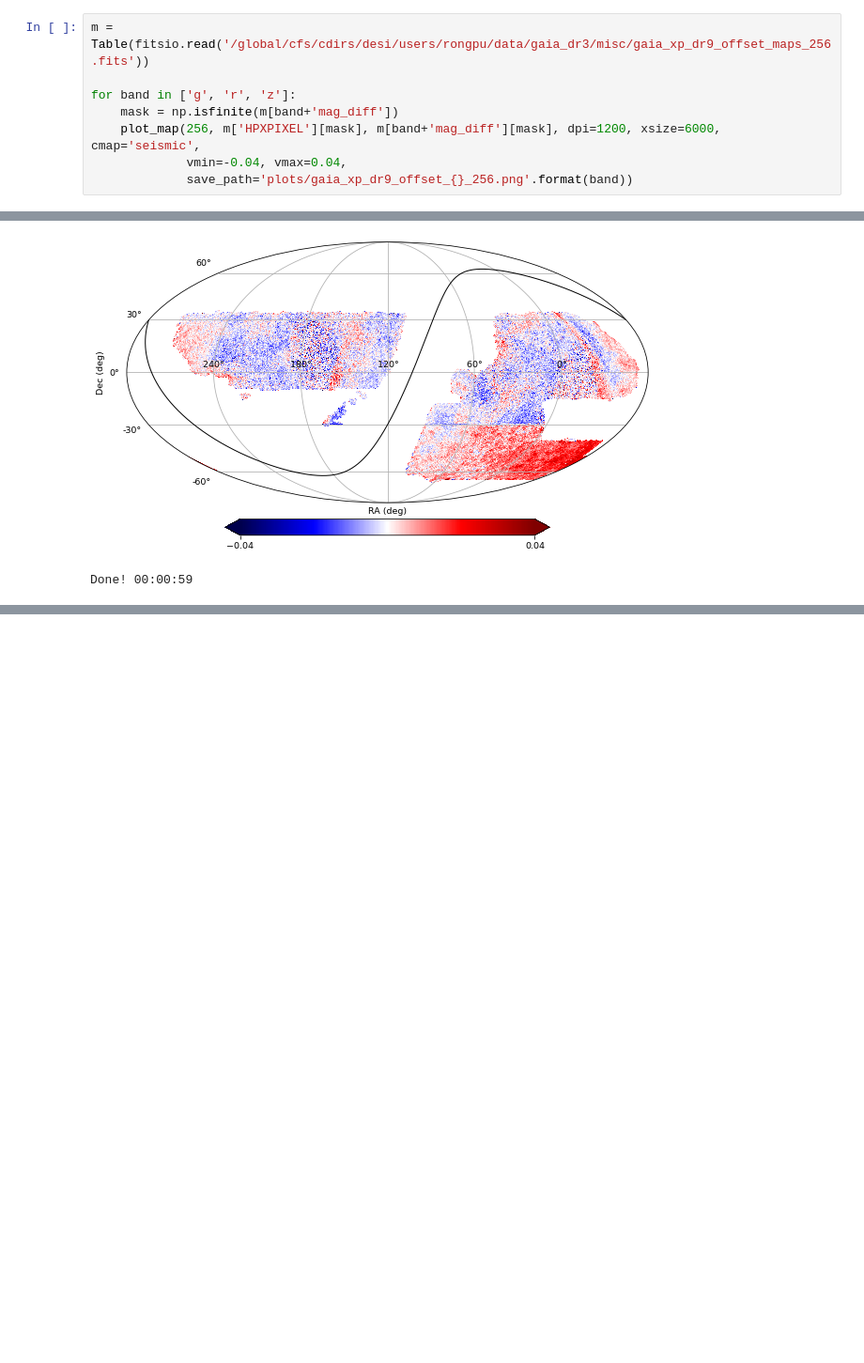
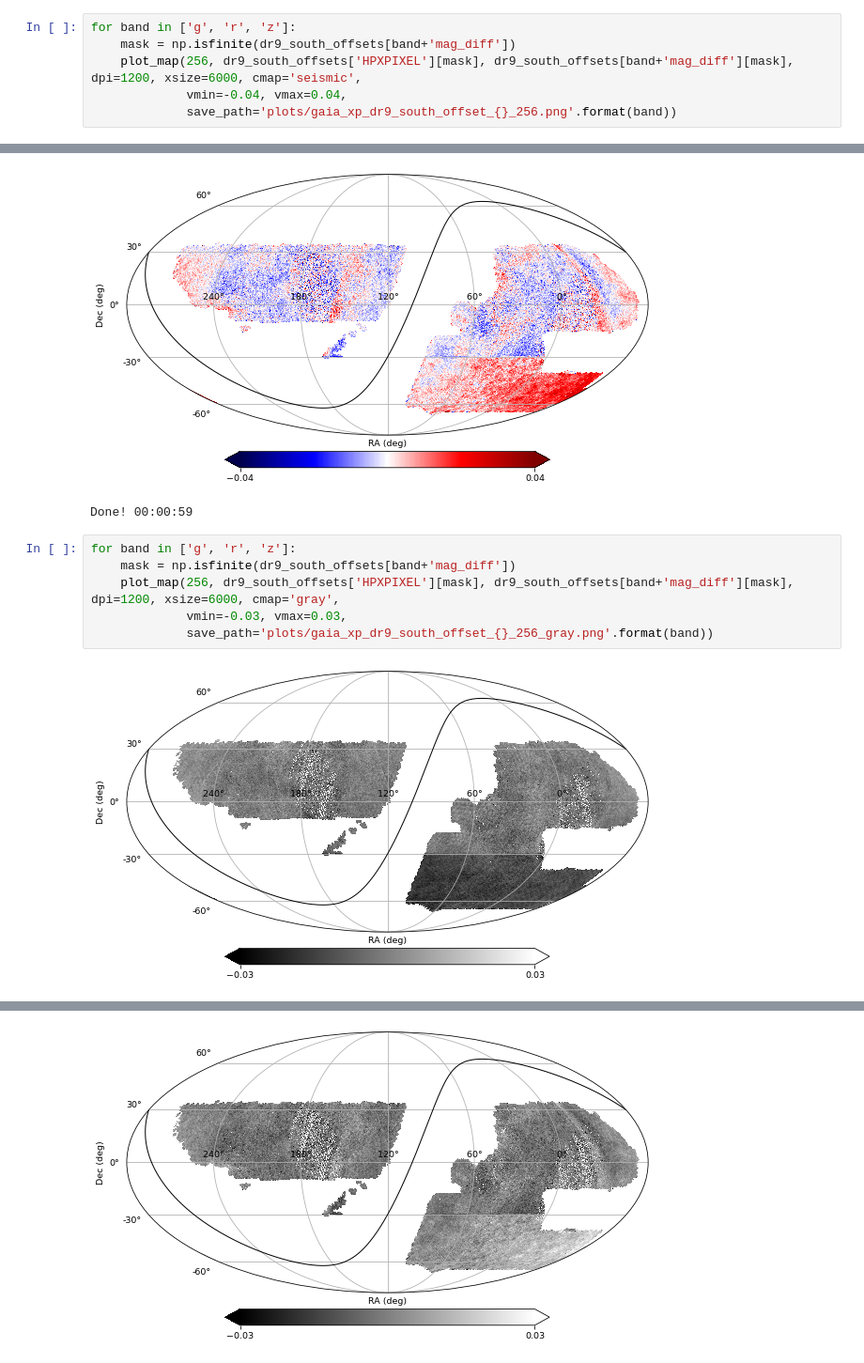
Before and after one commit to rongpu/desi-misc, a Jupyter notebook: gaia/plot_maps.ipynb, the cells around one changed output, grey strips where cells are left out. Shown at 94% size. Cells and saved outputs as stored; diff of their text form; blank space fills up the shorter version.

```diff
--- a/gaia/plot_maps.ipynb
+++ b/gaia/plot_maps.ipynb
@@ -28,11 +44,9 @@ Done! 00:01:00
 # %%
-m = Table(fitsio.read('/global/cfs/cdirs/desi/users/rongpu/data/gaia_dr3/misc/gaia_xp_dr9_offset_maps_256.fits'))
-
 for band in ['g', 'r', 'z']:
-    mask = np.isfinite(m[band+'mag_diff'])
-    plot_map(256, m['HPXPIXEL'][mask], m[band+'mag_diff'][mask], dpi=1200, xsize=6000, cmap='seismic',
+    mask = np.isfinite(dr9_south_offsets[band+'mag_diff'])
+    plot_map(256, dr9_south_offsets['HPXPIXEL'][mask], dr9_south_offsets[band+'mag_diff'][mask], dpi=1200, xsize=6000, cmap='seismic',
              vmin=-0.04, vmax=0.04,
-             save_path='plots/gaia_xp_dr9_offset_{}_256.png'.format(band))
+             save_path='plots/gaia_xp_dr9_south_offset_{}_256.png'.format(band))
 # %% [output]
 [figure]
 Done! 00:00:59
@@ -40,3 +54,11 @@ Done! 00:00:59
 Done! 00:00:59
 [figure]
 Done! 00:00:59
+# %%
+for band in ['g', 'r', 'z']:
+    mask = np.isfinite(dr9_south_offsets[band+'mag_diff'])
+    plot_map(256, dr9_south_offsets['HPXPIXEL'][mask], dr9_south_offsets[band+'mag_diff'][mask], dpi=1200, xsize=6000, cmap='gray',
+             vmin=-0.03, vmax=0.03,
+             save_path='plots/gaia_xp_dr9_south_offset_{}_256_gray.png'.format(band))
+# %% [output]
+[figure, added]
@@ -42,0 +66 @@ Done! 00:00:59
+[figure, added]
```
Also changed, not shown: parts of 9 cells of this notebook, 6 other files.
